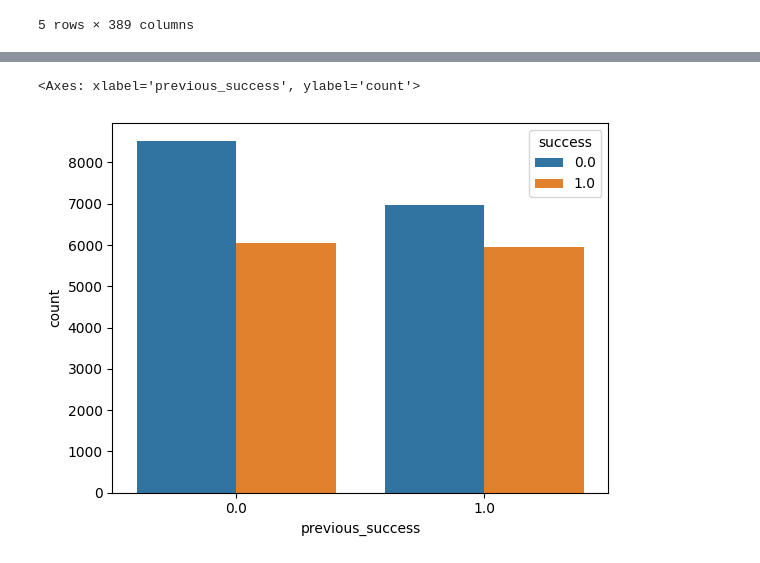
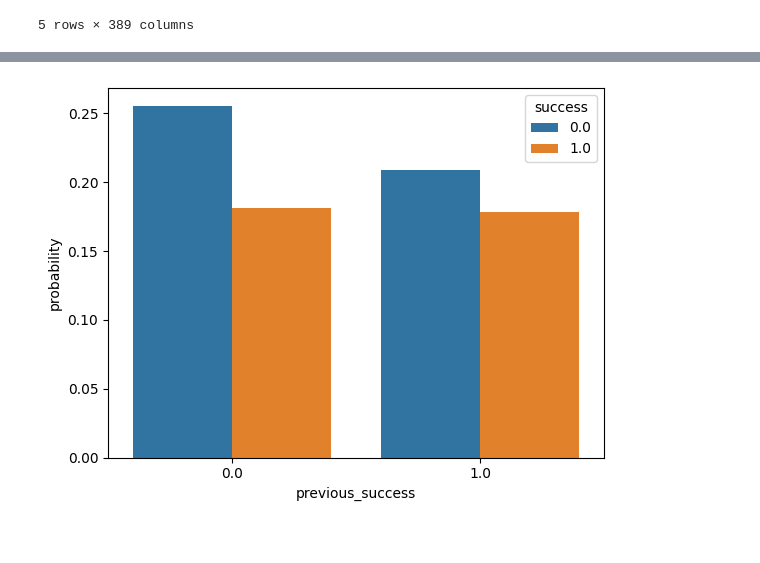
Before and after one commit to colin-seiler/NFL_SuccessWatch, a Jupyter notebook: notebooks/eda3.ipynb, the cells around one changed output, grey strips where cells are left out. Cells and saved outputs as stored; diff of their text form; code cells hidden in the pictures.

Commit message:
working on 3rd level eda to get more features and find success identifying features

```diff
--- a/notebooks/eda3.ipynb
+++ b/notebooks/eda3.ipynb
@@ -170,7 +152,18 @@ list(df.columns)
+# %%
+def yds_to_success(dataframe):
+    df = dataframe.copy()
+
+    df['ydstosuccess'] = np.where(df['down']==1, df['ydstogo']*.5, np.where(df['down']==2, df['ydstogo']*.7, df['ydstogo']))
+
+    return df
+# %%
+df = yds_to_success(df)
+
+df['ydstosuccess_rounded'] = df['ydstosuccess'].apply(lambda x: math.ceil(x))
 # %%
 df['previous_success'] = df.groupby(['nflverse_game_id','fixed_drive'])['success'].shift(1)
 # %%
-sns.countplot(data=df, x='previous_success', hue='success')
+sns.countplot(data=df, x='previous_success', hue='success', stat='probability')
+plt.show()
 # %% [output]
-<Axes: xlabel='previous_success', ylabel='count'>
-[figure, old version]
+[figure, new version]
```
Also changed, not shown: parts of 21 cells of this notebook.
